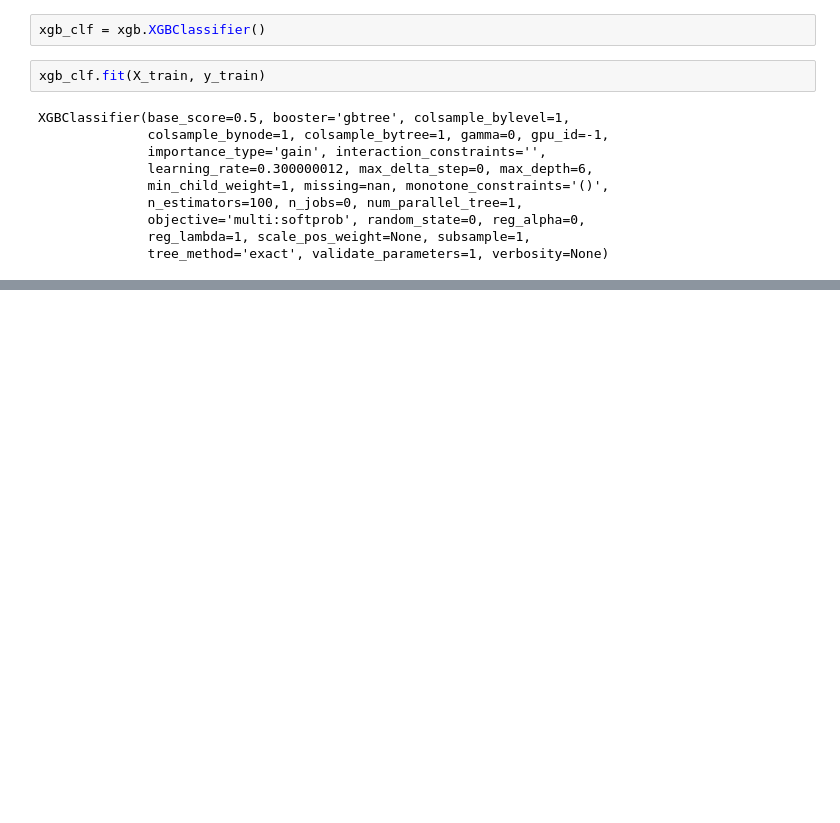
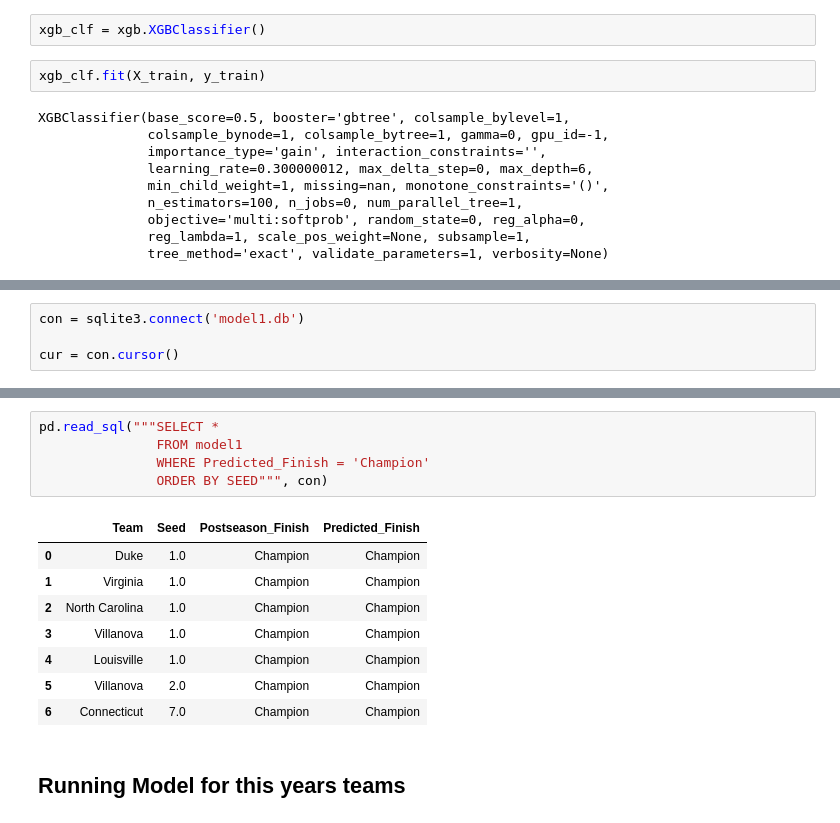
Before and after one commit to Ahila700/College_basketball_analysis, a Jupyter notebook: Modeling.ipynb, the cells around one changed output, grey strips where cells are left out. Drawn from its saved outputs; the diff is of its cells as text; blank space fills up the shorter version.

```diff
--- a/Modeling.ipynb
+++ b/Modeling.ipynb
@@ -110,0 +135,4 @@ accuracy_score(y_test, xgb_pred)
+# %%
+con = sqlite3.connect('model1.db')
+
+cur = con.cursor()
@@ -110,0 +154,16 @@ accuracy_score(y_test, xgb_pred)
+# %%
+pd.read_sql("""SELECT *
+               FROM model1
+               WHERE Predicted_Finish = 'Champion'
+               ORDER BY SEED""", con)
+# %% [output]
+|  | Team | Seed | Postseason_Finish | Predicted_Finish |
+| 0 | Duke | 1.0 | Champion | Champion |
+| 1 | Virginia | 1.0 | Champion | Champion |
+| 2 | North Carolina | 1.0 | Champion | Champion |
+| 3 | Villanova | 1.0 | Champion | Champion |
+| 4 | Louisville | 1.0 | Champion | Champion |
+| 5 | Villanova | 2.0 | Champion | Champion |
+| 6 | Connecticut | 7.0 | Champion | Champion |
+# %% [markdown]
+## Running Model for this years teams
```
Also changed, not shown: parts of 16 cells of this notebook, 2 other files.
